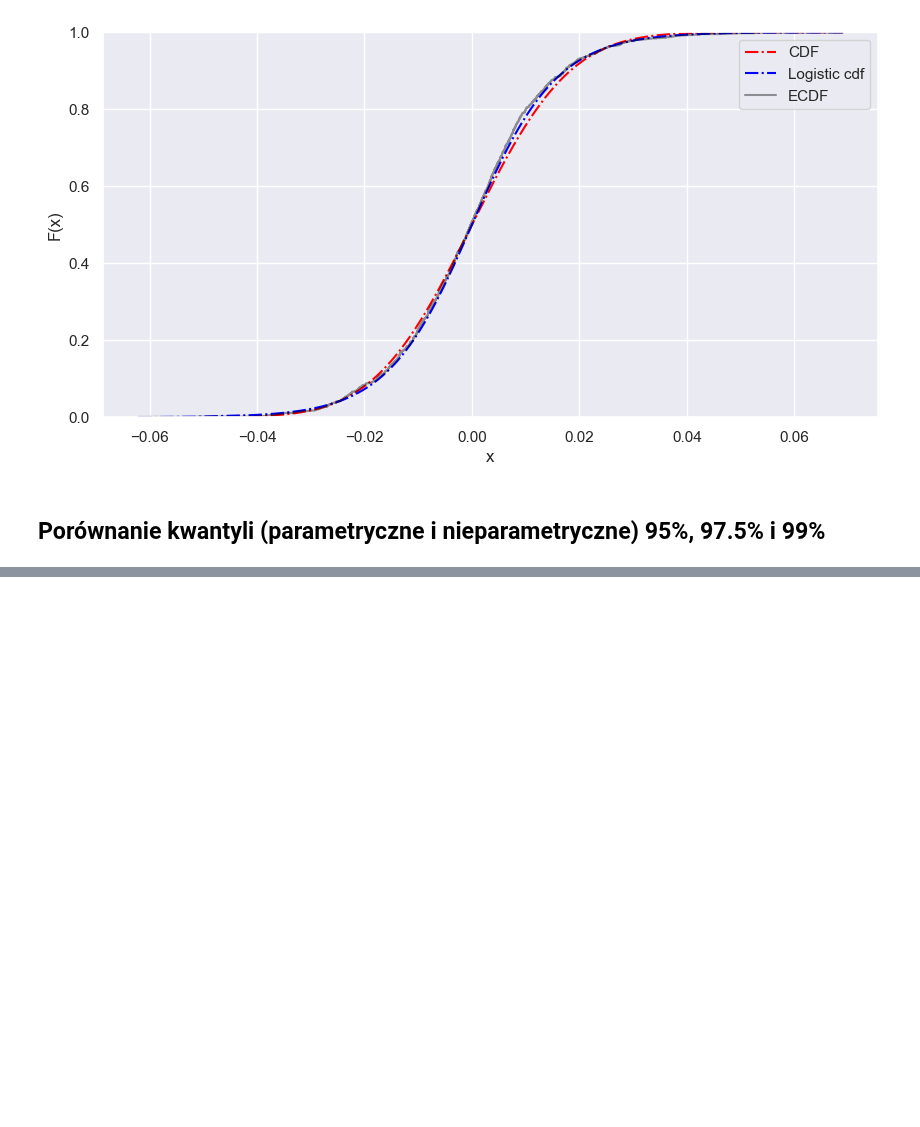
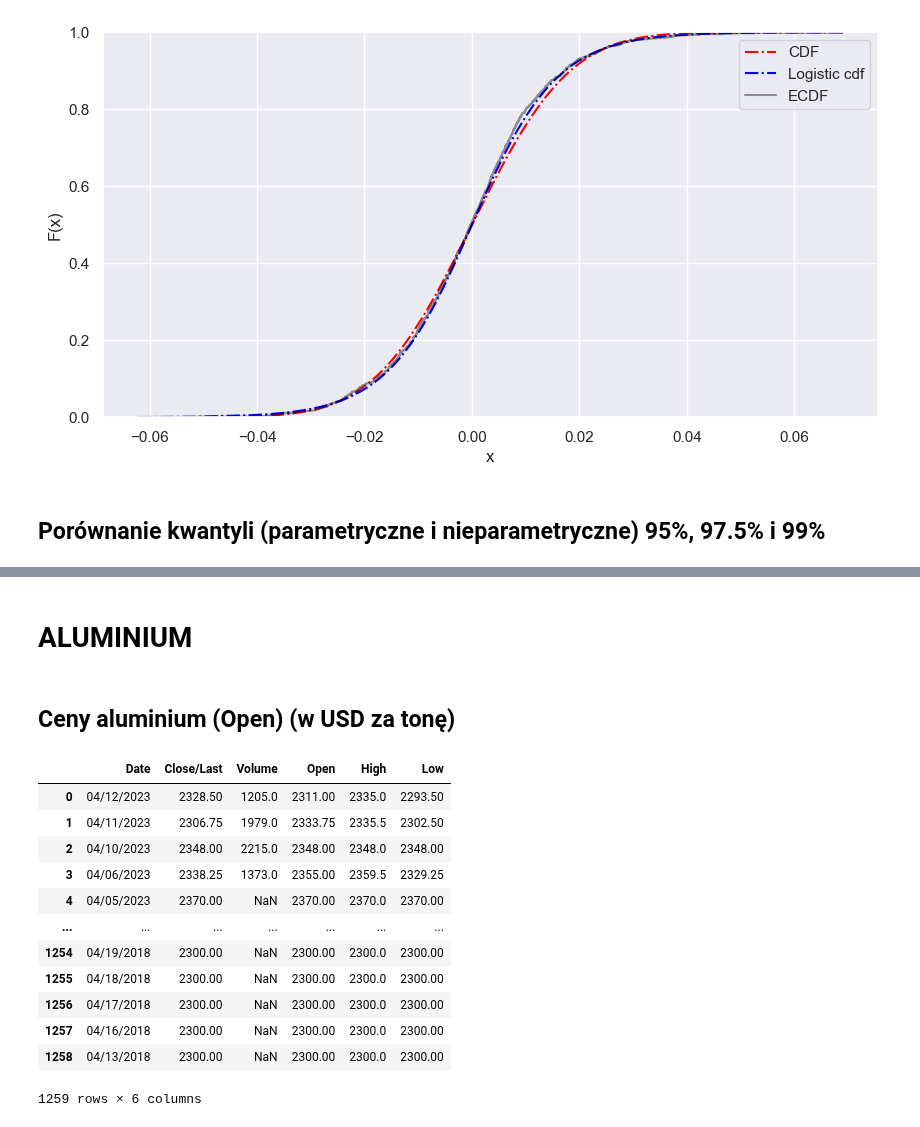
Before and after one commit to Szymex49/NVIDIA_risk_management, a Jupyter notebook: Wiktorowski/Wiktorowski.ipynb, the cells around one changed output, grey strips where cells are left out. Drawn from its saved outputs; the diff is of its cells as text; code cells hidden in the pictures; blank space fills up the shorter version.

```diff
--- a/Wiktorowski/Wiktorowski.ipynb
+++ b/Wiktorowski/Wiktorowski.ipynb
@@ -152,0 +163,21 @@ comp_dist(r)
+# %% [markdown]
+# ALUMINIUM
+# %% [markdown]
+## Ceny aluminium (Open) (w USD za tonę)
+# %%
+aluminium = pd.read_csv('aluminium.csv', sep = ',', encoding = 'latin-1')
+aluminium
+# %% [output]
+|  | Date | Close/Last | Volume | Open | High | Low |
+| 0 | 04/12/2023 | 2328.50 | 1205.0 | 2311.00 | 2335.0 | 2293.50 |
+| 1 | 04/11/2023 | 2306.75 | 1979.0 | 2333.75 | 2335.5 | 2302.50 |
+| 2 | 04/10/2023 | 2348.00 | 2215.0 | 2348.00 | 2348.0 | 2348.00 |
+| 3 | 04/06/2023 | 2338.25 | 1373.0 | 2355.00 | 2359.5 | 2329.25 |
+| 4 | 04/05/2023 | 2370.00 | NaN | 2370.00 | 2370.0 | 2370.00 |
+| ... | ... | ... | ... | ... | ... | ... |
+| 1254 | 04/19/2018 | 2300.00 | NaN | 2300.00 | 2300.0 | 2300.00 |
+| 1255 | 04/18/2018 | 2300.00 | NaN | 2300.00 | 2300.0 | 2300.00 |
+| 1256 | 04/17/2018 | 2300.00 | NaN | 2300.00 | 2300.0 | 2300.00 |
+| 1257 | 04/16/2018 | 2300.00 | NaN | 2300.00 | 2300.0 | 2300.00 |
+| 1258 | 04/13/2018 | 2300.00 | NaN | 2300.00 | 2300.0 | 2300.00 |
+1259 rows × 6 columns
```
Also changed, not shown: parts of 22 cells of this notebook, 5 other files.
